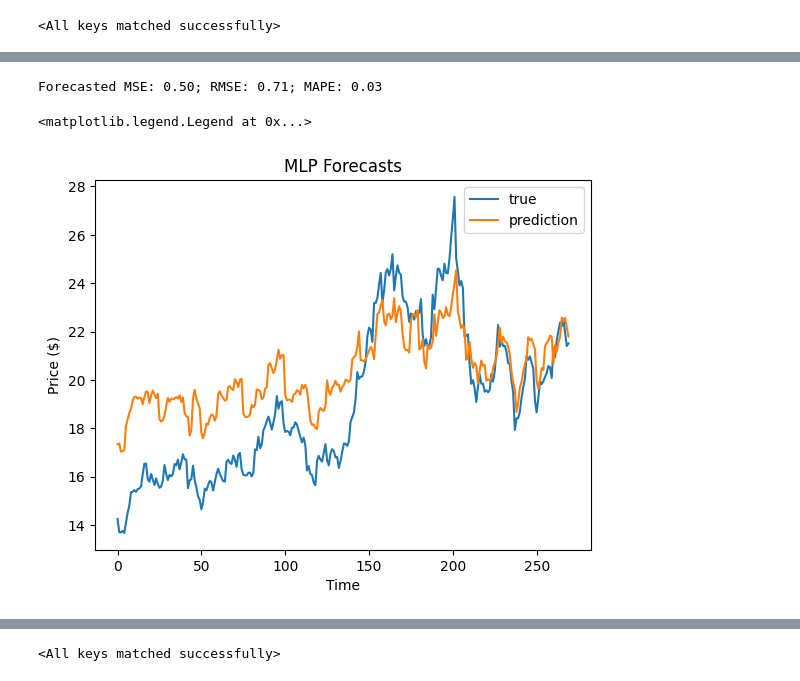
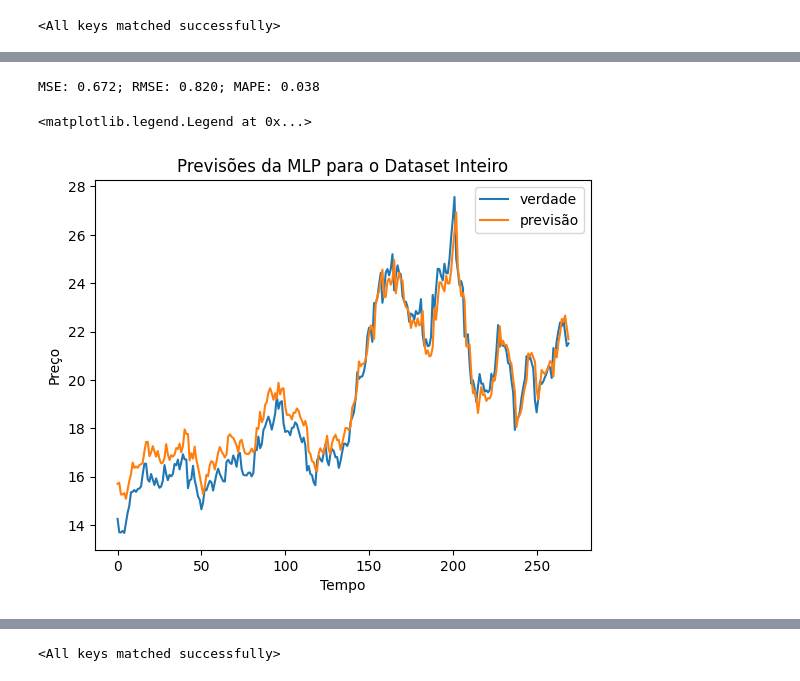
Before and after one commit to GSF417/ML_FOR_FINANCE, a Jupyter notebook: src/GUSTAVO_DOS_SANTOS_FERREIRA_PROJETO_FINAL_IA.ipynb, the cells around one changed output, grey strips where cells are left out. Drawn from its saved outputs; the diff is of its cells as text; code cells hidden in the pictures.

```diff
--- a/src/GUSTAVO_DOS_SANTOS_FERREIRA_PROJETO_FINAL_IA.ipynb
+++ b/src/GUSTAVO_DOS_SANTOS_FERREIRA_PROJETO_FINAL_IA.ipynb
@@ -258,7 +263,7 @@ print(len(test_ARIMA))
 series_ARIMA = [x for x in train_ARIMA]
 pred_ARIMA = list()
 for i in range(len(test_ARIMA)):
-  model = ARIMA(series_ARIMA, order=(10,1,0))
+  model = ARIMA(series_ARIMA, order=(10,1,1))
   model_fit = model.fit()
   output = model_fit.forecast()
   y_pred = output[0]
@@ -355,9 +364,11 @@ Requirement already satisfied: mpmath>=0.19 in /usr/local/lib/python3.10/dist-pa
 # %%
+from torchmetrics import MeanAbsolutePercentageError
+
 torch.manual_seed(144)
 
 model_mlp = MLP(len(X[0])).to(device)
 loss_fn = nn.MSELoss()
-optimizer_mlp = optim.Adam(model_mlp.parameters(), lr = 0.01)
+optimizer_mlp = optim.Adam(model_mlp.parameters(), lr = 0.001)
 # %%
 # Treinamento / validacao da MLP
 N_EPOCHS = 1000
@@ -373,12 +384,12 @@ for epoch in range(N_EPOCHS):
     X_batch = X_batch.to(device)
     y_batch = y_batch.to(device)
     y_pred = model_mlp(X_batch)
-    loss = loss_fn(y_pred, y_batch)
+    loss = loss_fn(y_pred.flatten(), y_batch.flatten())
     loss.backward()
     optimizer_mlp.step()
     running_loss_train += loss.item() * X_batch.size(0)
-    epoch_loss_train = running_loss_train / len(train_loader.dataset)
-    train_losses.append(epoch_loss_train)
+  epoch_loss_train = running_loss_train / len(train_loader.dataset)
+  train_losses.append(epoch_loss_train)
   with torch.no_grad():
     model_mlp.eval()
     for X_val, y_val in valid_loader:
@@ -387,12 +398,12 @@ for epoch in range(N_EPOCHS):
       y_pred = model_mlp(X_val)
       loss = loss_fn(y_val, y_pred)
       running_loss_valid += loss.item() * X_val.size(0)
-      epoch_loss_valid = running_loss_valid / len(valid_loader.dataset)
-      if epoch > 0 and epoch_loss_valid < min(valid_losses):
-        best_epoch = epoch
-        torch.save(model_mlp.state_dict(), './best_mlp.pth')
-      valid_losses.append(epoch_loss_valid)
+    epoch_loss_valid = running_loss_valid / len(valid_loader.dataset)
+    if epoch > 0 and epoch_loss_valid < min(valid_losses):
+      best_epoch = epoch
+      torch.save(model_mlp.state_dict(), './best_mlp.pth')
+    valid_losses.append(epoch_loss_valid)
   if (epoch+1) % 50 == 0:
-    print(f"[{(epoch+1)}] Training loss: {epoch_loss_train:.4f} Validation loss: {epoch_loss_valid:.4f}")
-    print(f"Lowest loss in epoch: {best_epoch}")
+    print(f"[{(epoch+1)}] Loss do treino: {epoch_loss_train:.4f} Loss da validação: {epoch_loss_valid:.4f}")
+    print(f"Menor loss na epoca: {best_epoch}")
 # %% [output]
@@ -477,7 +479,5 @@ with torch.no_grad():
     X_val = X_val.to(device)
     y_pred_mlp_full.append(model_mlp(X_val))
     y_test_mlp_full.append(y_val)
-y_pred_mlp_full = torch.cat(y_pred_mlp_full).numpy()
-scaler.inverse_transform(y_pred_mlp_full).flatten()
-y_test_mlp_full = torch.cat(y_test_mlp_full).numpy()
-scaler.inverse_transform(y_test_mlp_full).flatten()
+y_pred_mlp_full = torch.cat(y_pred_mlp_full).numpy().flatten()
+y_test_mlp_full = torch.cat(y_test_mlp_full).numpy().flatten()
@@ -502,19 +484,19 @@ array([211.73225, 204.06766, 203.93199, 204.81378, 203.66069, 209.29044,
 # %%
 mlp_mse_full = mean_squared_error(y_test_mlp_full, y_pred_mlp_full)
 mlp_rmse_full = np.sqrt(mlp_mse_full)
 mlp_mape_full = mean_absolute_percentage_error(y_test_mlp_full, y_pred_mlp_full)
-print(f"Forecasted MSE: {mlp_mse:.3f}; RMSE: {mlp_rmse:.3f}; MAPE: {mlp_mape:.3f}")
+print(f"MSE: {mlp_mse_full:.3f}; RMSE: {mlp_rmse_full:.3f}; MAPE: {mlp_mape_full:.3f}")
 
 fix, ax = plt.subplots()
 
-ax.plot(y_test_mlp_full, label='true')
-ax.plot(y_pred_mlp_full, label='prediction')
+ax.plot(y_test_mlp_full, label='verdade')
+ax.plot(y_pred_mlp_full, label='previsão')
 
-ax.set(title='MLP Forecasts',
-       xlabel='Time',
-       ylabel='Price ($)')
+ax.set(title='Previsões da MLP para o Dataset Inteiro',
+       xlabel='Tempo',
+       ylabel='Preço')
 ax.legend()
 # %% [output]
-Forecasted MSE: 0.50; RMSE: 0.71; MAPE: 0.03
+MSE: 0.672; RMSE: 0.820; MAPE: 0.038
 <matplotlib.legend.Legend at 0x...>
-[figure, old version]
+[figure, new version]
```
Also changed, not shown: parts of 30 cells of this notebook, 1 other file.
